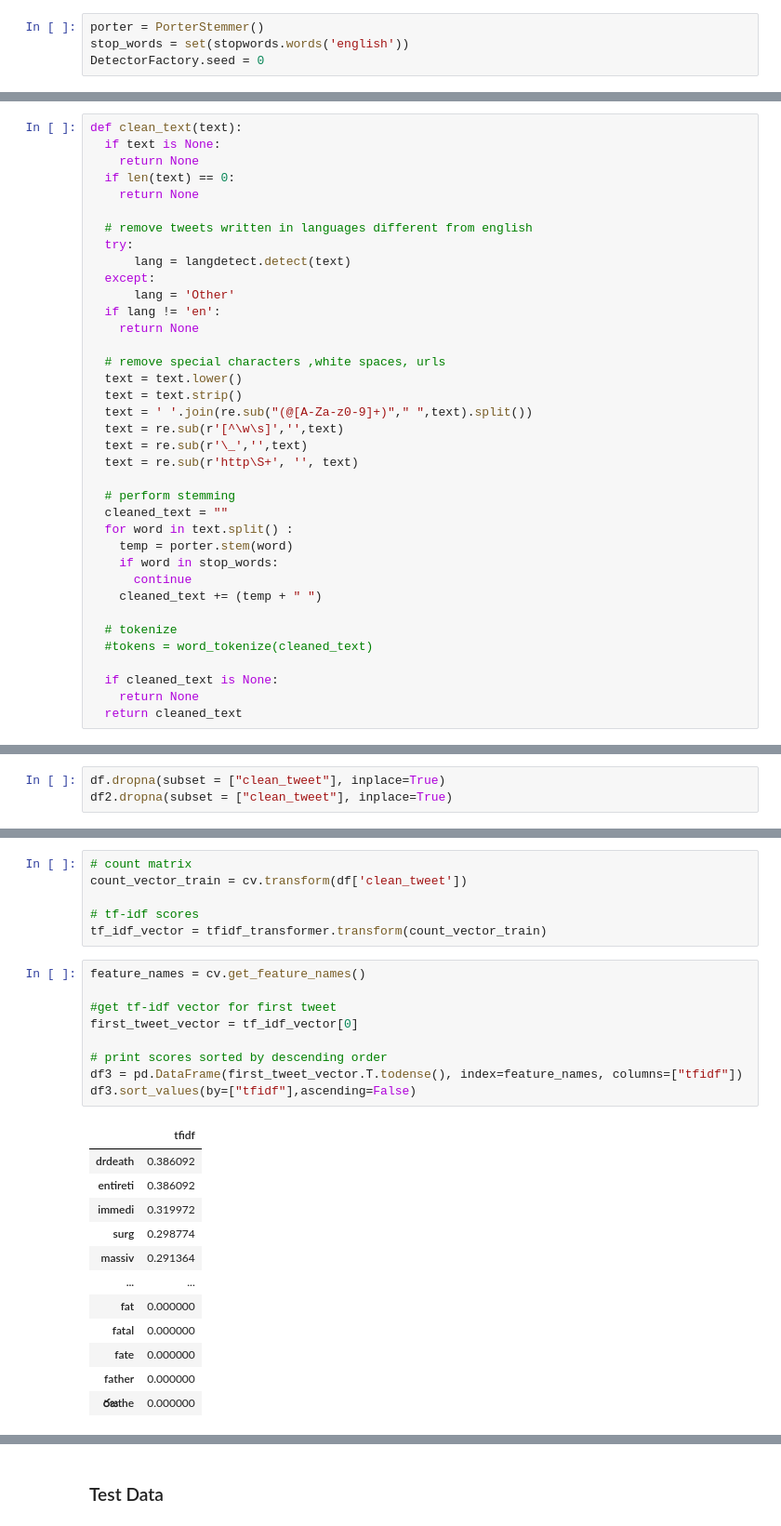
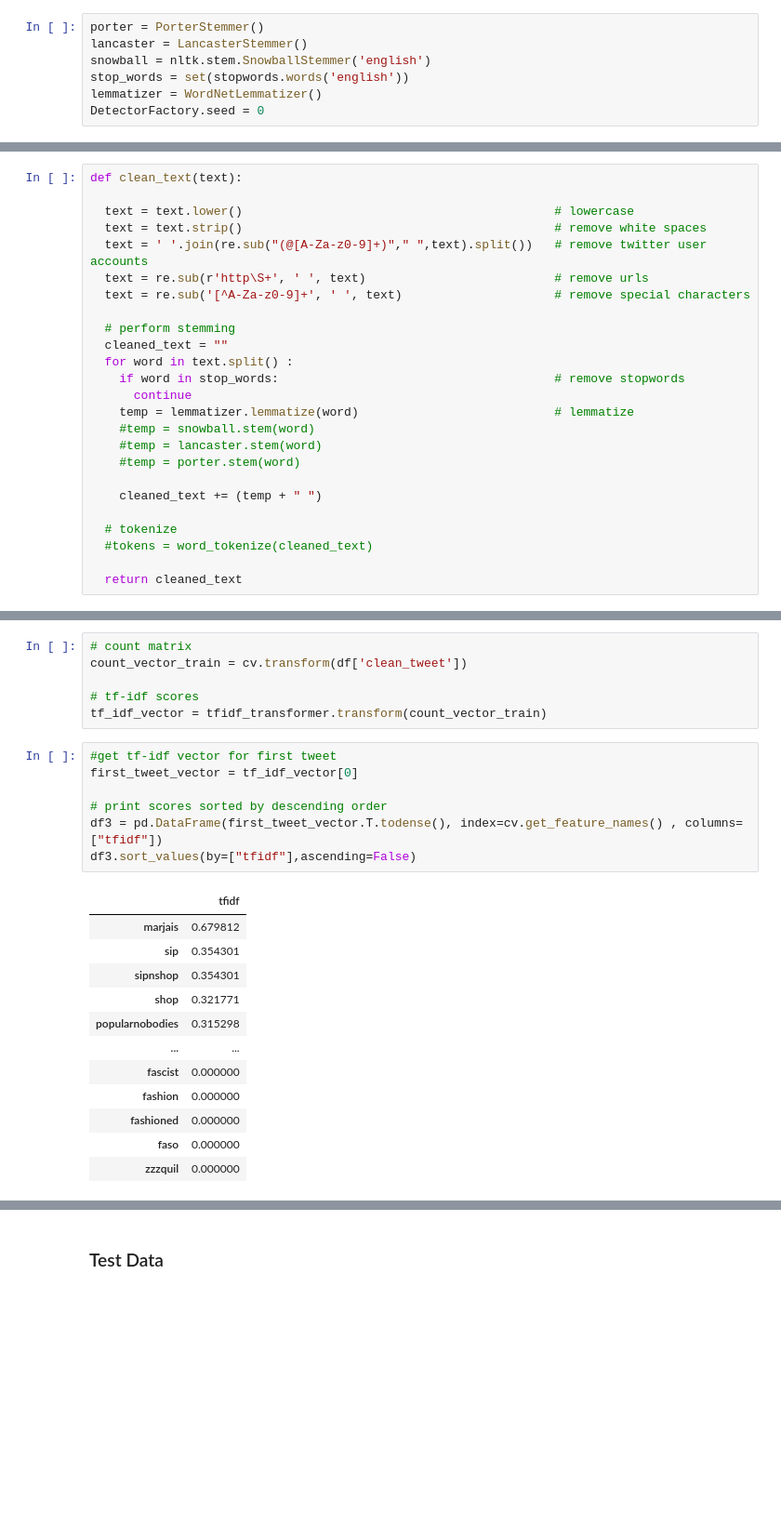
Before and after one commit to nefelitav/vaccine-sentiment-classifier, a Jupyter notebook: vaccine.ipynb, the cells around one changed output, grey strips where cells are left out. Shown at 93% size. Cells and saved outputs as stored; diff of their text form; blank space fills up the shorter version.

```diff
--- a/vaccine.ipynb
+++ b/vaccine.ipynb
@@ -50,7 +60,10 @@ True
 ## Some Globals
 # %%
 porter = PorterStemmer()
+lancaster = LancasterStemmer()
+snowball = nltk.stem.SnowballStemmer('english')
 stop_words = set(stopwords.words('english'))
+lemmatizer = WordNetLemmatizer()
 DetectorFactory.seed = 0
 # %% [markdown]
 ## Upload dataset - Create dataframe
@@ -127,40 +140,28 @@ Name: tweet, dtype: int64
 ## Text Preprocessing
 # %%
 def clean_text(text):
-  if text is None:
-    return None
-  if len(text) == 0:
-    return None
 
-  # remove tweets written in languages different from english
-  try:
-      lang = langdetect.detect(text)
-  except:
-      lang = 'Other'
-  if lang != 'en':
-    return None
-
-  # remove special characters ,white spaces, urls
-  text = text.lower()
-  text = text.strip()
-  text = ' '.join(re.sub("(@[A-Za-z0-9]+)"," ",text).split())
-  text = re.sub(r'[^\w\s]','',text)
-  text = re.sub(r'\_','',text)
-  text = re.sub(r'http\S+', '', text)
+  text = text.lower()                                           # lowercase
+  text = text.strip()                                           # remove white spaces
+  text = ' '.join(re.sub("(@[A-Za-z0-9]+)"," ",text).split())   # remove twitter user accounts
+  text = re.sub(r'http\S+', ' ', text)                          # remove urls
+  text = re.sub('[^A-Za-z0-9]+', ' ', text)                     # remove special characters
 
   # perform stemming
   cleaned_text = ""
   for word in text.split() :
-    temp = porter.stem(word)
-    if word in stop_words:
+    if word in stop_words:                                      # remove stopwords
       continue
+    temp = lemmatizer.lemmatize(word)                           # lemmatize
+    #temp = snowball.stem(word)
+    #temp = lancaster.stem(word)
+    #temp = porter.stem(word)
+
     cleaned_text += (temp + " ")
 
   # tokenize
   #tokens = word_tokenize(cleaned_text)
 
-  if cleaned_text is None:
-    return None
   return cleaned_text
 # %%
 cleaned_text = []
@@ -179,6 +178,3 @@ df2 = df2.assign(clean_tweet = lambda x: cleaned_text_val)
-# %%
-df.dropna(subset = ["clean_tweet"], inplace=True)
-df2.dropna(subset = ["clean_tweet"], inplace=True)
 # %%
 df
 # %% [output]
@@ -249,24 +245,22 @@ count_vector_train = cv.transform(df['clean_tweet'])
 # tf-idf scores
 tf_idf_vector = tfidf_transformer.transform(count_vector_train)
 # %%
-feature_names = cv.get_feature_names()
-
 #get tf-idf vector for first tweet
 first_tweet_vector = tf_idf_vector[0]
 
 # print scores sorted by descending order
-df3 = pd.DataFrame(first_tweet_vector.T.todense(), index=feature_names, columns=["tfidf"])
+df3 = pd.DataFrame(first_tweet_vector.T.todense(), index=cv.get_feature_names() , columns=["tfidf"])
 df3.sort_values(by=["tfidf"],ascending=False)
 # %% [output]
 |  | tfidf |
-| drdeath | 0.386092 |
-| entireti | 0.386092 |
-| immedi | 0.319972 |
-| surg | 0.298774 |
-| massiv | 0.291364 |
+| marjais | 0.679812 |
+| sip | 0.354301 |
+| sipnshop | 0.354301 |
+| shop | 0.321771 |
+| popularnobodies | 0.315298 |
 | ... | ... |
-| fat | 0.000000 |
-| fatal | 0.000000 |
-| fate | 0.000000 |
-| father | 0.000000 |
-| రజthe | 0.000000 |
+| fascist | 0.000000 |
+| fashion | 0.000000 |
+| fashioned | 0.000000 |
+| faso | 0.000000 |
+| zzzquil | 0.000000 |
```
Also changed, not shown: parts of 32 cells of this notebook.
